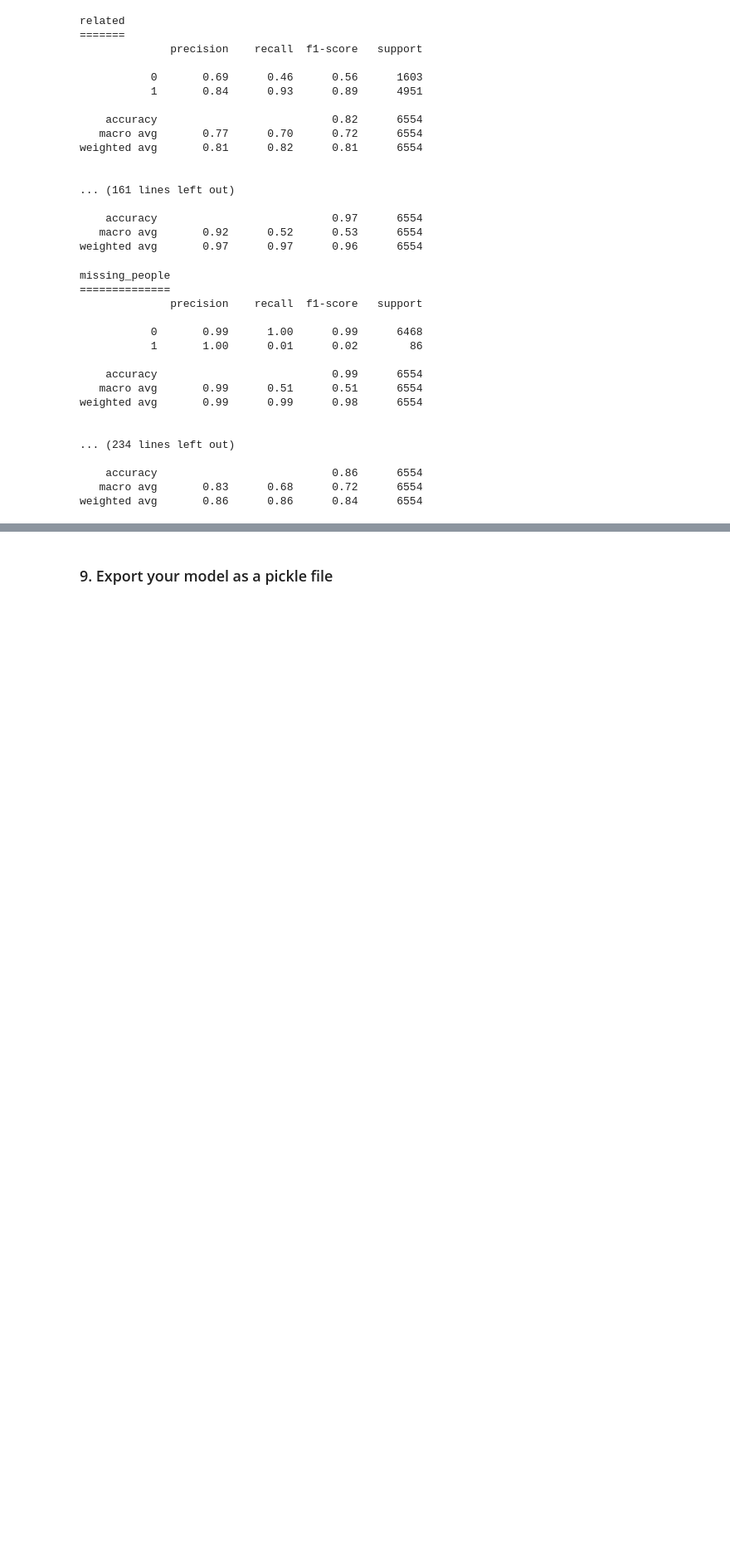
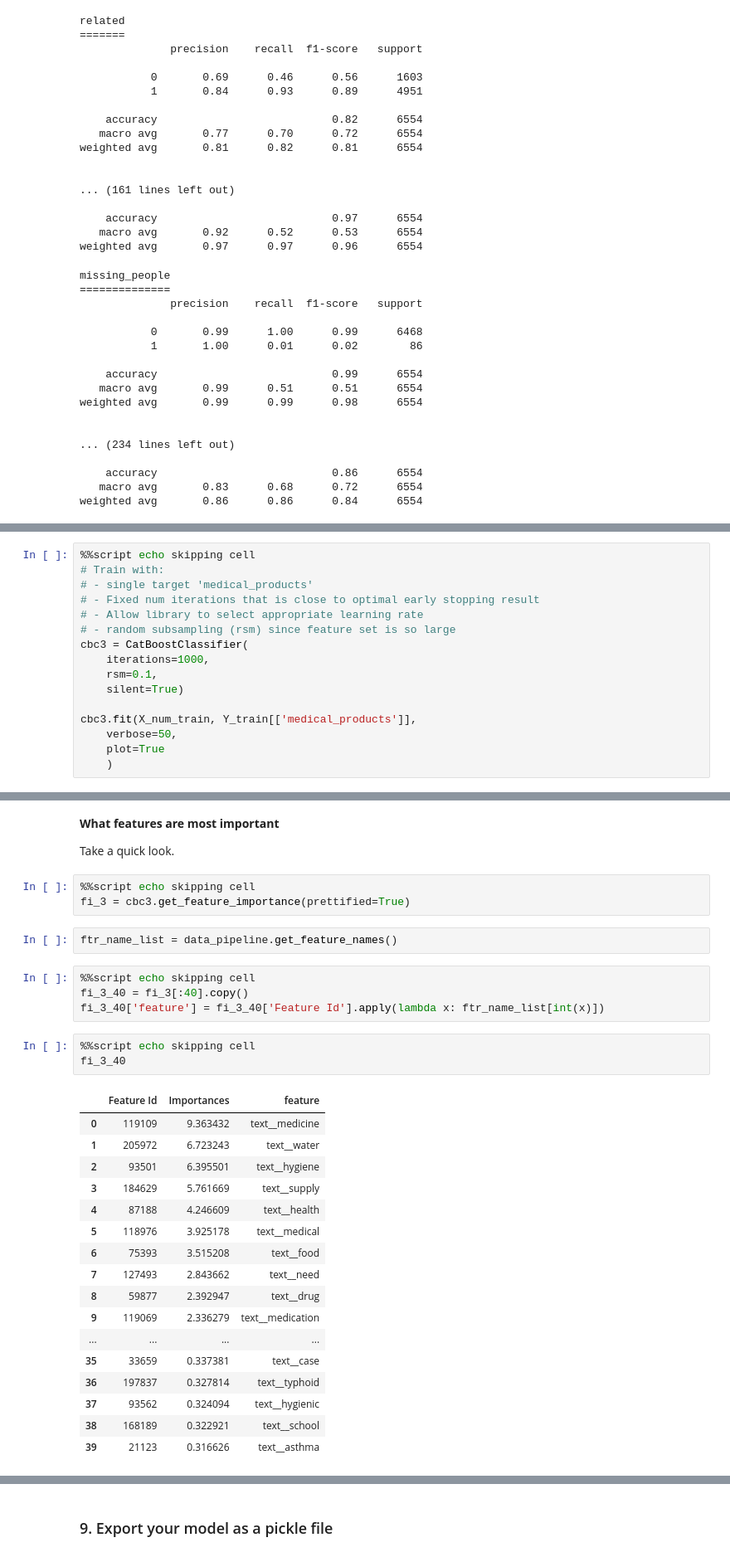
Before and after one commit to rickatx/message_response_pipeline, a Jupyter notebook: ML_Pipeline_Preparation.ipynb, the cells around one changed output, grey strips where cells are left out. Shown at 83% size. Saved outputs shown, nothing was run; the diff lists cells and outputs as text; blank space fills up the shorter version.

Commit message:
feat: Try some alternative approaches to improve model - Add genre feature, and use gradient boost model - Include interpretation and summary of results

```diff
--- a/ML_Pipeline_Preparation.ipynb
+++ b/ML_Pipeline_Preparation.ipynb
@@ -687,0 +984,16 @@ weighted avg       0.86      0.86      0.84      6554
+# %%
+%%script echo skipping cell
+# Train with:
+# - single target 'medical_products'
+# - Fixed num iterations that is close to optimal early stopping result
+# - Allow library to select appropriate learning rate
+# - random subsampling (rsm) since feature set is so large
+cbc3 = CatBoostClassifier(
+    iterations=1000,
+    rsm=0.1,
+    silent=True)
+
+cbc3.fit(X_num_train, Y_train[['medical_products']],
+    verbose=50,
+    plot=True
+    )
@@ -687,0 +1045,34 @@ weighted avg       0.86      0.86      0.84      6554
+# %% [markdown]
+**What features are most important**
+
+Take a quick look.
+# %%
+%%script echo skipping cell
+fi_3 = cbc3.get_feature_importance(prettified=True)
+# %%
+ftr_name_list = data_pipeline.get_feature_names()
+# %%
+%%script echo skipping cell
+fi_3_40 = fi_3[:40].copy()
+fi_3_40['feature'] = fi_3_40['Feature Id'].apply(lambda x: ftr_name_list[int(x)])
+# %%
+%%script echo skipping cell
+fi_3_40
+# %% [output]
+|  | Feature Id | Importances | feature |
+| 0 | 119109 | 9.363432 | text__medicine |
+| 1 | 205972 | 6.723243 | text__water |
+| 2 | 93501 | 6.395501 | text__hygiene |
+| 3 | 184629 | 5.761669 | text__supply |
+| 4 | 87188 | 4.246609 | text__health |
+| 5 | 118976 | 3.925178 | text__medical |
+| 6 | 75393 | 3.515208 | text__food |
+| 7 | 127493 | 2.843662 | text__need |
+| 8 | 59877 | 2.392947 | text__drug |
+| 9 | 119069 | 2.336279 | text__medication |
+| ... | ... | ... | ... |
+| 35 | 33659 | 0.337381 | text__case |
+| 36 | 197837 | 0.327814 | text__typhoid |
+| 37 | 93562 | 0.324094 | text__hygienic |
+| 38 | 168189 | 0.322921 | text__school |
+| 39 | 21123 | 0.316626 | text__asthma |
```
Also changed, not shown: parts of 64 cells of this notebook.
